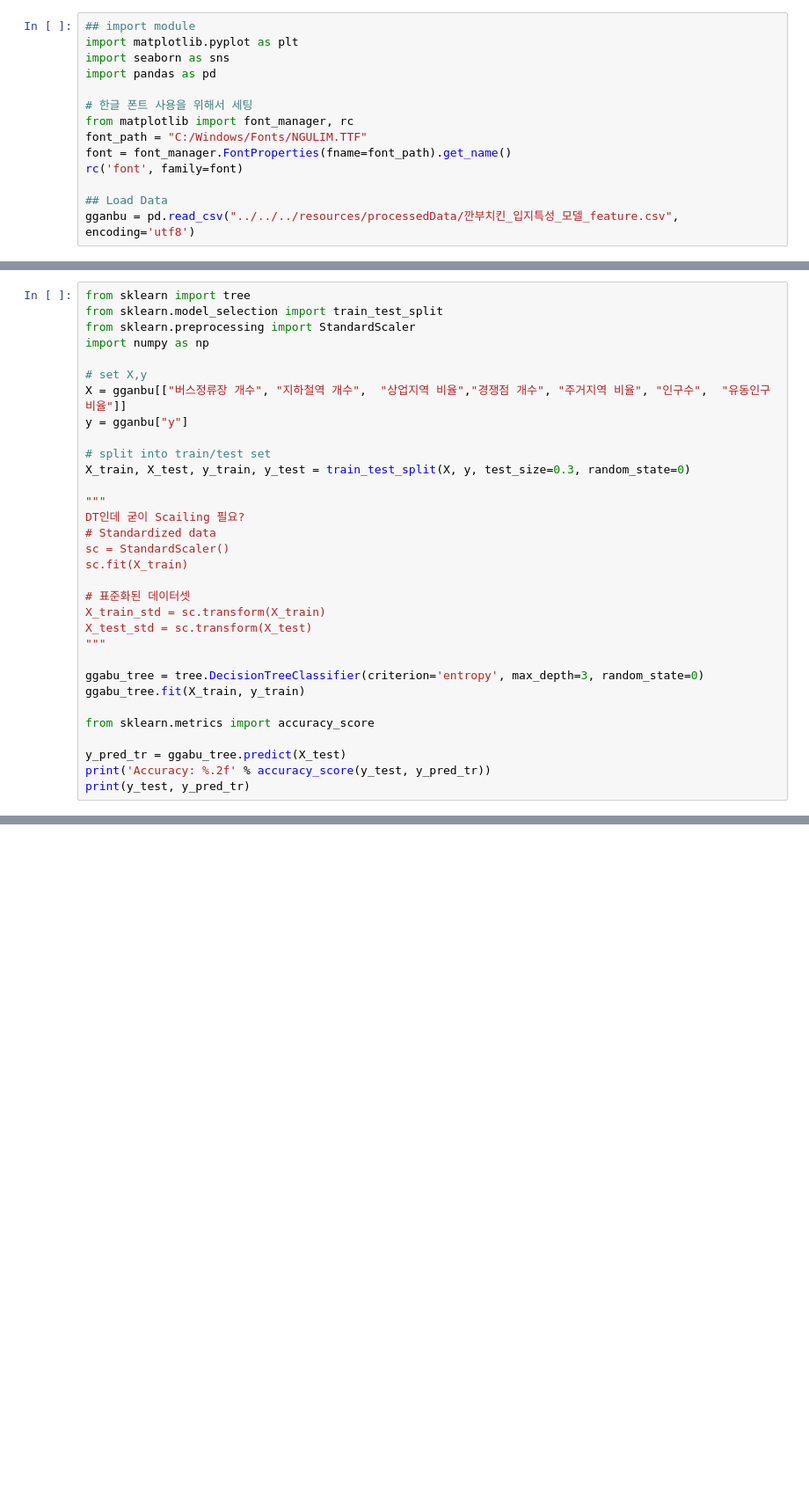
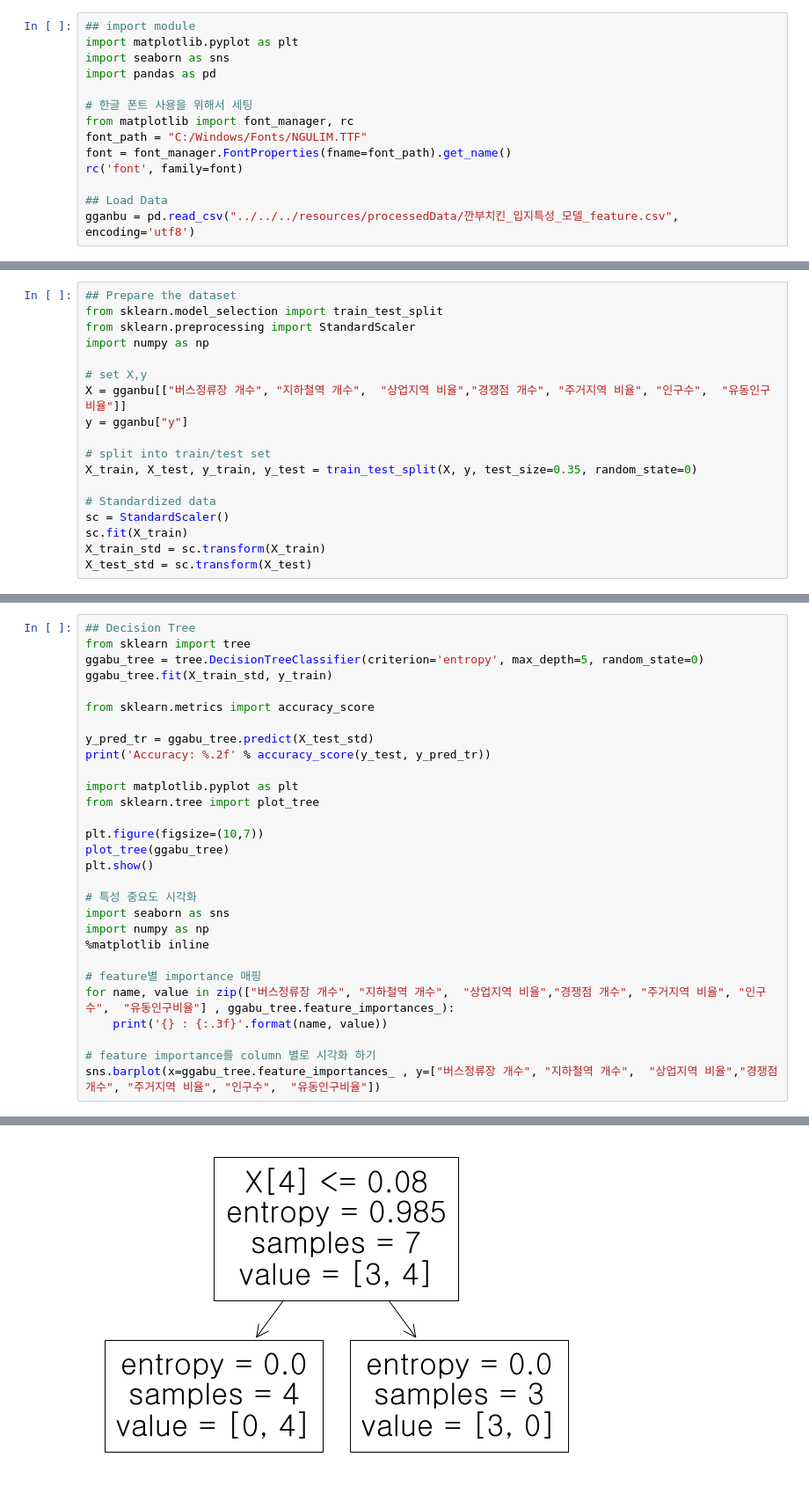
Before and after one commit to POSdata-Sales-Prediction/Store-operation-consulting, a Jupyter notebook: Modeling/Sub1/hof_success_classification.ipynb, the cells around one changed output, grey strips where cells are left out. Shown: that part at 88% size. Cells and saved outputs as stored; diff of their text form; blank space fills up the shorter version.

```diff
--- a/Modeling/Sub1/hof_success_classification.ipynb
+++ b/Modeling/Sub1/hof_success_classification.ipynb
@@ -37,7 +37,7 @@ gganbu
 | 10 | S24004 | 역삼1동 | 깐부치킨(역삼럭키점) | 14 | 0 | 25 | 0.306944 | 0.681837 | 35878 | 3.02 | 422.320 | ... |
 | 11 | U06529 | 역삼1동 | 깐부치킨(역삼초교점) | 29 | 4 | 32 | 0.393659 | 0.598091 | 35878 | 3.02 | 399.284 | ... |
 # %%
-from sklearn import tree
+## Prepare the dataset
 from sklearn.model_selection import train_test_split
 from sklearn.preprocessing import StandardScaler
 import numpy as np
@@ -47,24 +47,10 @@ X = gganbu[["버스정류장 개수", "지하철역 개수",  "상업지역 비
 y = gganbu["y"]
 
 # split into train/test set
-X_train, X_test, y_train, y_test = train_test_split(X, y, test_size=0.3, random_state=0)
+X_train, X_test, y_train, y_test = train_test_split(X, y, test_size=0.35, random_state=0)
 
-"""
-DT인데 굳이 Scailing 필요?
 # Standardized data
 sc = StandardScaler()
 sc.fit(X_train)
-
-# 표준화된 데이터셋
 X_train_std = sc.transform(X_train)
 X_test_std = sc.transform(X_test)
-"""
-
-ggabu_tree = tree.DecisionTreeClassifier(criterion='entropy', max_depth=3, random_state=0)
-ggabu_tree.fit(X_train, y_train)
-
-from sklearn.metrics import accuracy_score
-
-y_pred_tr = ggabu_tree.predict(X_test)
-print('Accuracy: %.2f' % accuracy_score(y_test, y_pred_tr))
-print(y_test, y_pred_tr)
@@ -77,0 +57,30 @@ Name: y, dtype: int64 [1 1 1 0]
+# %%
+## Decision Tree
+from sklearn import tree
+ggabu_tree = tree.DecisionTreeClassifier(criterion='entropy', max_depth=5, random_state=0)
+ggabu_tree.fit(X_train_std, y_train)
+
+from sklearn.metrics import accuracy_score
+
+y_pred_tr = ggabu_tree.predict(X_test_std)
+print('Accuracy: %.2f' % accuracy_score(y_test, y_pred_tr))
+
+import matplotlib.pyplot as plt
+from sklearn.tree import plot_tree
+
+plt.figure(figsize=(10,7))
+plot_tree(ggabu_tree)
+plt.show()
+
+# 특성 중요도 시각화
+import seaborn as sns
+import numpy as np
+%matplotlib inline
+
+# feature별 importance 매핑
+for name, value in zip(["버스정류장 개수", "지하철역 개수",  "상업지역 비율","경쟁점 개수", "주거지역 비율", "인구수",  "유동인구비율"] , ggabu_tree.feature_importances_):
+    print('{} : {:.3f}'.format(name, value))
+
+# feature importance를 column 별로 시각화 하기
+sns.barplot(x=ggabu_tree.feature_importances_ , y=["버스정류장 개수", "지하철역 개수",  "상업지역 비율","경쟁점 개수", "주거지역 비율", "인구수",  "유동인구비율"])
+# %% [output]
@@ -77,0 +88 @@ Name: y, dtype: int64 [1 1 1 0]
+[figure, added]
```
Also changed, not shown: parts of 14 cells of this notebook.
